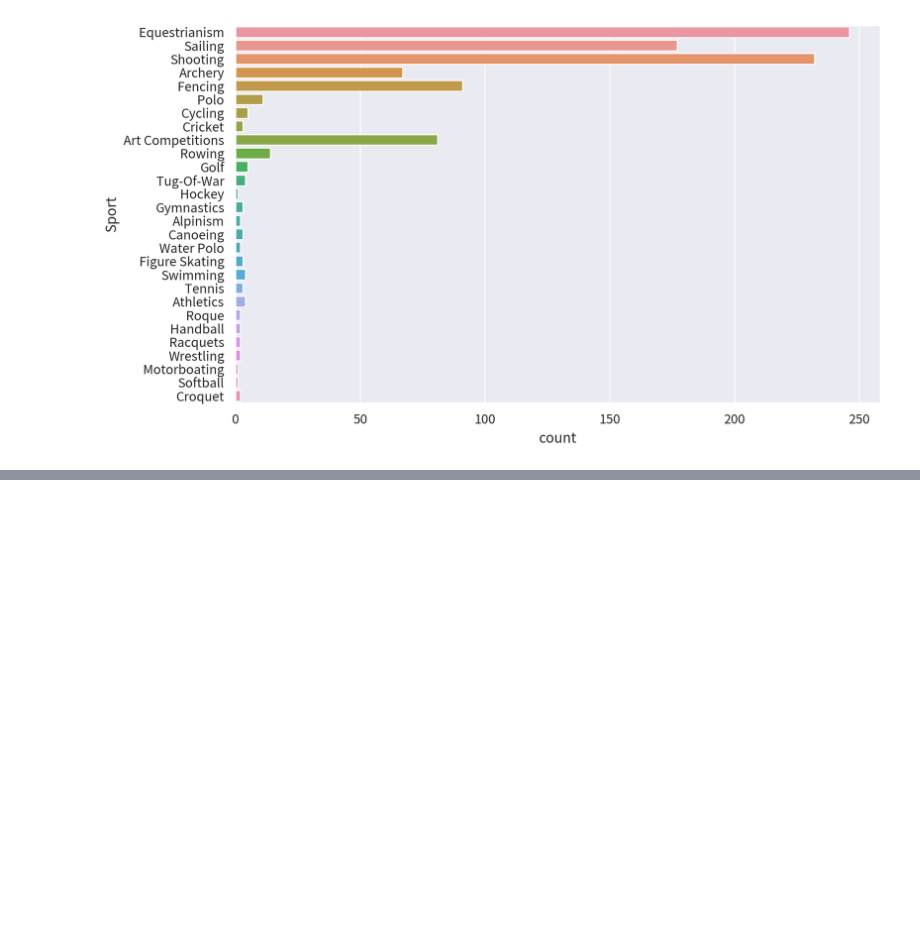
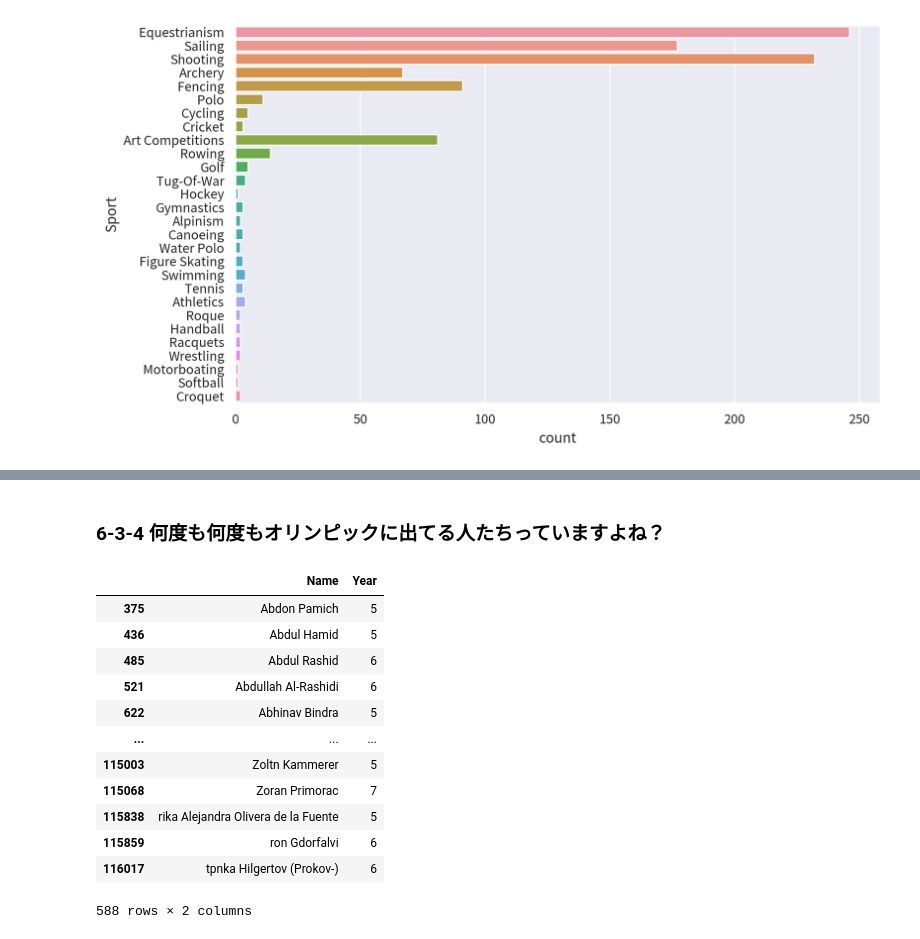
Before and after one commit to 900914/TIL, a Jupyter notebook: Kaggle/120olympic_analytics.ipynb, the cells around one changed output, grey strips where cells are left out. Cells and saved outputs as stored; diff of their text form; code cells hidden in the pictures; blank space fills up the shorter version.

```diff
--- a/Kaggle/120olympic_analytics.ipynb
+++ b/Kaggle/120olympic_analytics.ipynb
@@ -568,0 +627,20 @@ ax = sns.countplot(y='Sport',data=medalist_df_40,orient='v')
+# %% [markdown]
+### 6-3-4 何度も何度もオリンピックに出てる人たちっていますよね？
+# %%
+tmp = sub_df.groupby('Name').nunique()['Year'].reset_index()
+# %%
+tmp[tmp['Year']>=5]
+# %% [output]
+|  | Name | Year |
+| 375 | Abdon Pamich | 5 |
+| 436 | Abdul Hamid | 5 |
+| 485 | Abdul Rashid | 6 |
+| 521 | Abdullah Al-Rashidi | 6 |
+| 622 | Abhinav Bindra | 5 |
+| ... | ... | ... |
+| 115003 | Zoltn Kammerer | 5 |
+| 115068 | Zoran Primorac | 7 |
+| 115838 | rika Alejandra Olivera de la Fuente | 5 |
+| 115859 | ron Gdorfalvi | 6 |
+| 116017 | tpnka Hilgertov (Prokov-) | 6 |
+588 rows × 2 columns
```
Also changed, not shown: parts of 8 cells of this notebook.
